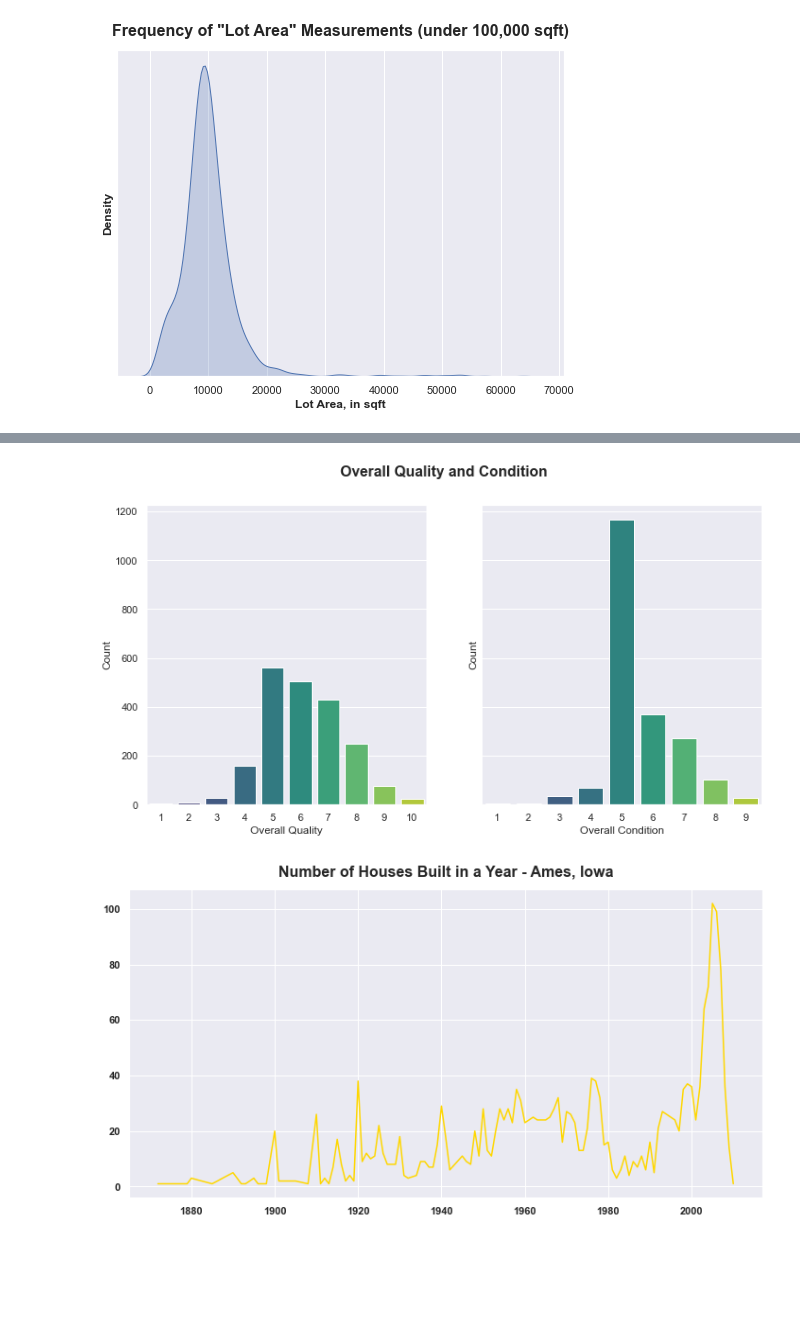
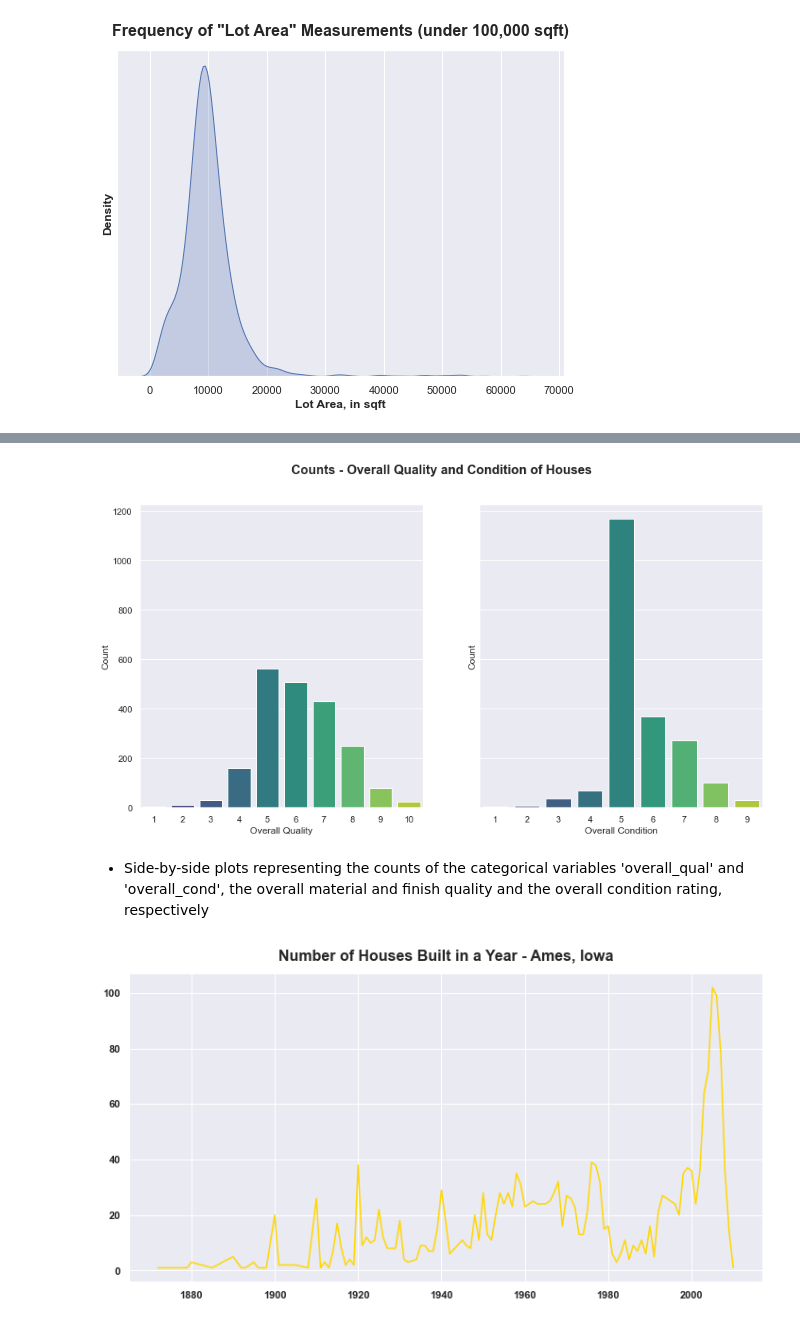
Before and after one commit to maryschindler/project_ames_kaggle_challenge, a Jupyter notebook: 2.0/notebooks/01_EDA_and_Cleaning.ipynb, the cells around one changed output, grey strips where cells are left out. Cells and saved outputs as stored; diff of their text form; code cells hidden in the pictures; blank space fills up the shorter version.

```diff
--- a/2.0/notebooks/01_EDA_and_Cleaning.ipynb
+++ b/2.0/notebooks/01_EDA_and_Cleaning.ipynb
@@ -109,3 +109,6 @@ ames_test_df.columns = ames_test_df.columns.str.replace(' ', '_')
 ames_test_df.columns[:5]
 # %% [output]
 Index(['id', 'pid', 'ms_subclass', 'ms_zoning', 'lot_frontage'], dtype='object')
+# %%
+#dropping 'id' and 'pid' columns:
+ames_df.drop(columns = ['id', 'pid'], inplace = True)
@@ -474,28 +386,30 @@ plt.ylabel('Count',
 # %%
 fig, axes = plt.subplots(nrows = 1,
                          ncols = 2,
                          sharey = True,
-                         figsize = (12, 6))
+                         figsize = (14, 7))
 
-fig.suptitle('Overall Quality and Condition',
+fig.suptitle('Counts - Overall Quality and Condition of Houses',
              fontsize = 16,
              fontweight = 'bold')
 
 ax0 = sns.countplot(ax = axes[0],
                     x = 'overall_qual',
                     data = ames_df,
                     palette = 'viridis')
 ax0.set(xlabel = 'Overall Quality',
         ylabel = 'Count')
 
 ax1 = sns.countplot(ax = axes[1],
                     x = 'overall_cond',
                     data = ames_df,
                     palette = 'viridis')
 ax1.set(xlabel = 'Overall Condition',
         ylabel = 'Count');
 # %% [output]
-[figure, old version]
+[figure, new version]
+# %% [markdown]
+- Side-by-side plots representing the counts of the categorical variables 'overall_qual' and 'overall_cond', the overall material and finish quality and the overall condition rating, respectively
 # %%
 plt.figure(figsize = (12, 6))
 
```
Also changed, not shown: parts of 79 cells of this notebook, 4 other files.
